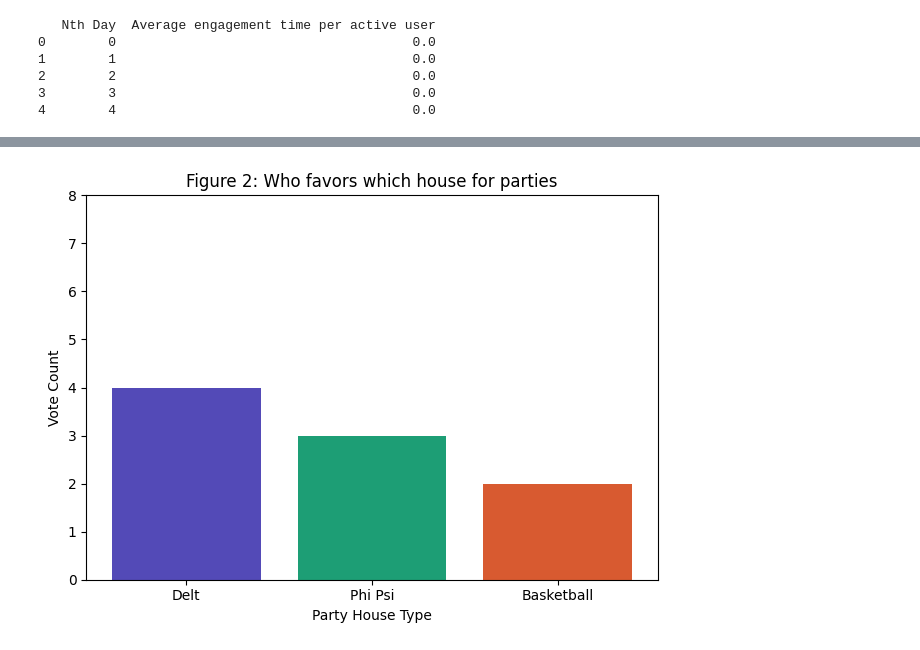
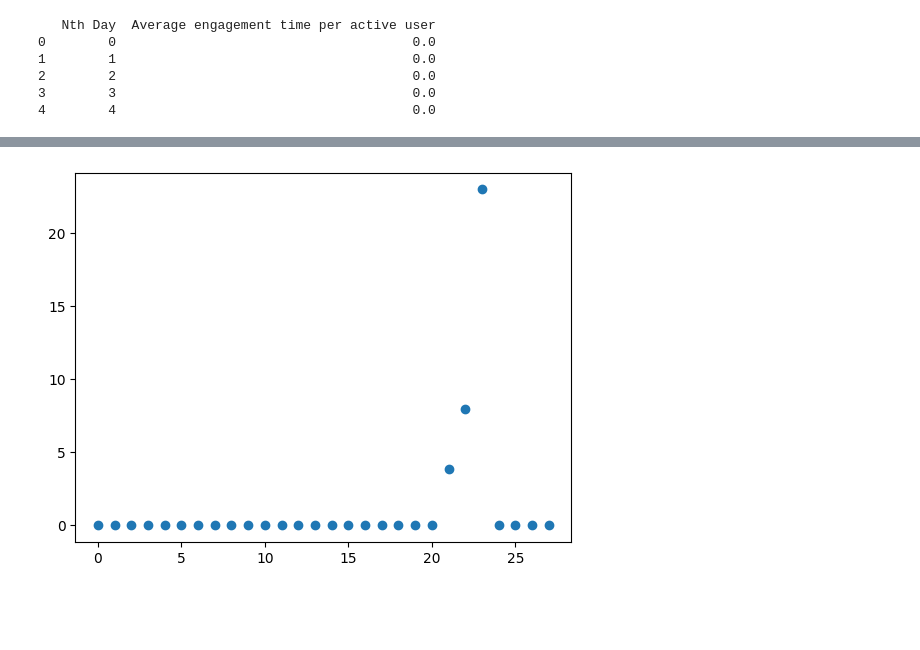
Before and after one commit to TheWall72/TheWall72, a Jupyter notebook: data_analytics.ipynb, the cells around one changed output, grey strips where cells are left out. Drawn from its saved outputs; the diff is of its cells as text; code cells hidden in the pictures; blank space fills up the shorter version.

```diff
--- a/data_analytics.ipynb
+++ b/data_analytics.ipynb
@@ -23,11 +23,11 @@ from ipywidgets import interact # pre existing code for interaction
 # %%
 # data_analytics.csv
 
-# TODO: update the column names to match the names you have in your csv file for data_analytics
+# : update the column names to match the names you have in your csv file for data_analytics
 
 # create a pandas dataframe
 dfa = pd.read_csv(
-    '/content/data_analytics.csv',
+    'data_analytics.csv',
     sep=',',
     names = ['Nth Day','Average engagement time per active user'],
     skiprows=1
@@ -102,30 +72,9 @@ plt.show()
-# %%
-from typing import ParamSpecArgs
-# Survey
-
-# TODO: Do one or more explorations with dfs
-# no interaction is required
-counts = dfs['Which House Is Better'].value_counts()
-
-# make a blank canvas
-
-# make a title starting with 'Figure 2:' Fill in a relevant title
-plt.title('Figure 2: Who favors which house for parties')
-
-# plot
-
-plt.bar(counts.index, counts.values, color=['#534AB7', '#1D9E75', '#D85A30'])
-
-# ylabel
-plt.ylabel('Vote Count')
-# xlabel
-plt.xlabel('Party House Type')
-# ylim
-plt.ylim(0,8)
-# etc.
-plt.tight_layout()
-# reveal everything
-plt.tight_layout()
-plt.show()
-# %% [output]
-[figure, removed]
+# %%
+# Figure 1
+x = dfa['Nth Day']
+y = dfa['Average engagement time per active user']
+plt.scatter(x, y, s=None, c=None, marker=None, alpha=None, linewidths=None, edgecolors=None)
+
+plt.show()
+# %% [output]
+[figure, added]
```
Also changed, not shown: parts of 4 cells of this notebook.
